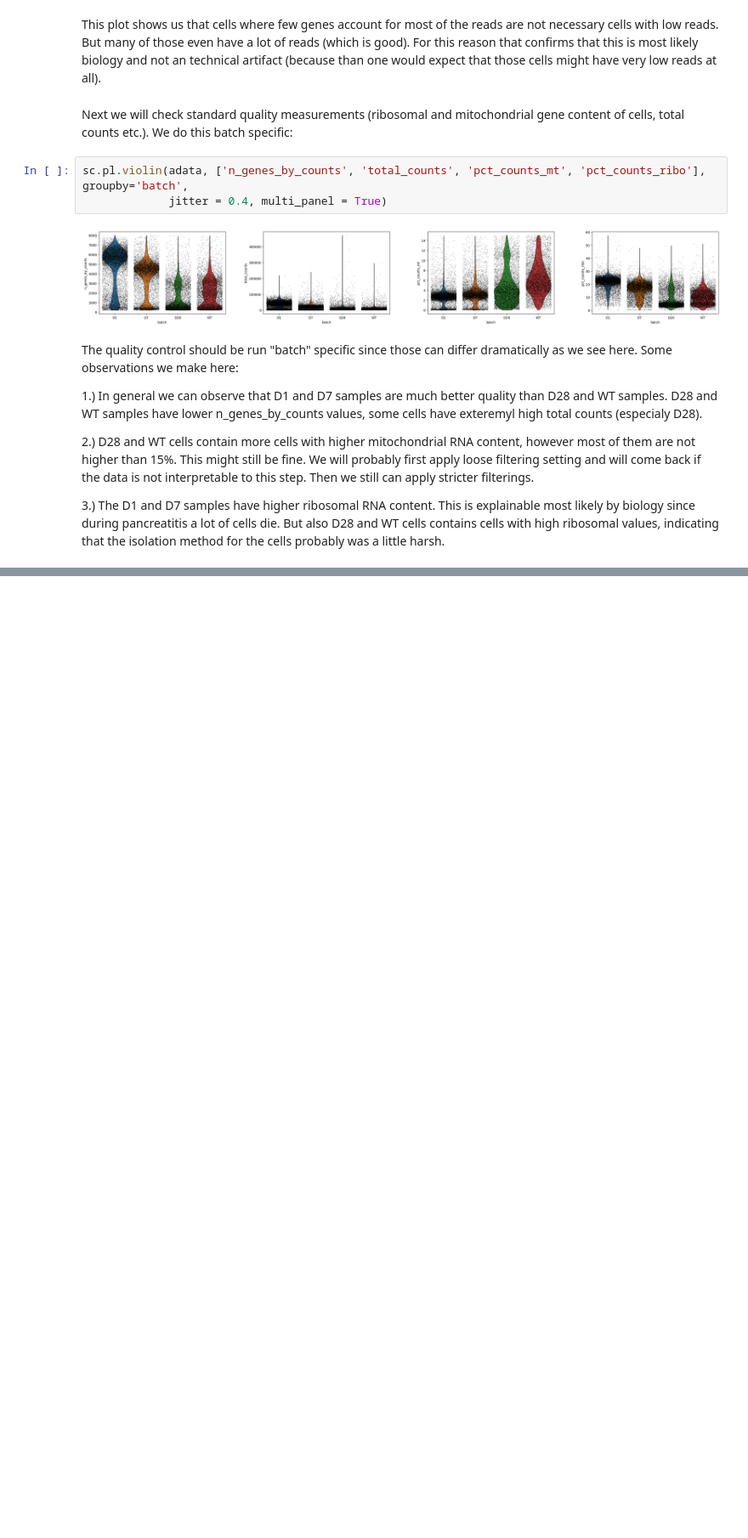
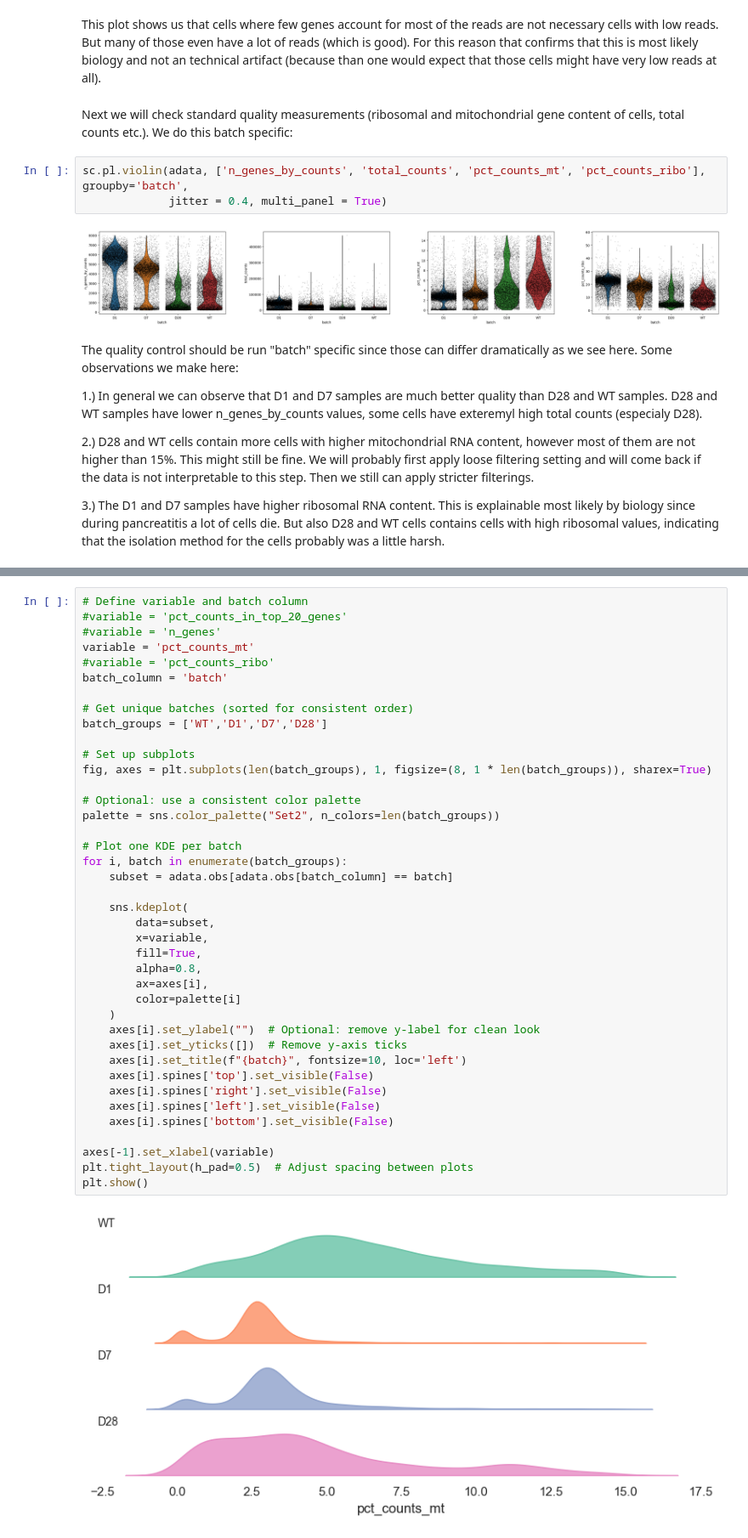
Before and after one commit to ThorstenCodes/scRNAseq-selfproject-pancreatitis, a Jupyter notebook: Pancreatitis_2025.ipynb, the cells around one changed output, grey strips where cells are left out. Shown: that part at 85% size. Drawn from its saved outputs; the diff is of its cells as text; blank space fills up the shorter version.

```diff
--- a/Pancreatitis_2025.ipynb
+++ b/Pancreatitis_2025.ipynb
@@ -126,0 +213,42 @@ The quality control should be run "batch" specific since those can differ dramat
+# %%
+# Define variable and batch column
+#variable = 'pct_counts_in_top_20_genes'
+#variable = 'n_genes'
+variable = 'pct_counts_mt'
+#variable = 'pct_counts_ribo'
+batch_column = 'batch'
+
+# Get unique batches (sorted for consistent order)
+batch_groups = ['WT','D1','D7','D28']
+
+# Set up subplots
+fig, axes = plt.subplots(len(batch_groups), 1, figsize=(8, 1 * len(batch_groups)), sharex=True)
+
+# Optional: use a consistent color palette
+palette = sns.color_palette("Set2", n_colors=len(batch_groups))
+
+# Plot one KDE per batch
+for i, batch in enumerate(batch_groups):
+    subset = adata.obs[adata.obs[batch_column] == batch]
+
+    sns.kdeplot(
+        data=subset,
+        x=variable,
+        fill=True,
+        alpha=0.8,
+        ax=axes[i],
+        color=palette[i]
+    )
+    axes[i].set_ylabel("")  # Optional: remove y-label for clean look
+    axes[i].set_yticks([])  # Remove y-axis ticks
+    axes[i].set_title(f"{batch}", fontsize=10, loc='left')
+    axes[i].spines['top'].set_visible(False)
+    axes[i].spines['right'].set_visible(False)
+    axes[i].spines['left'].set_visible(False)
+    axes[i].spines['bottom'].set_visible(False)
+
+axes[-1].set_xlabel(variable)
+plt.tight_layout(h_pad=0.5)  # Adjust spacing between plots
+plt.show()
+# %% [output]
+[figure, added]
```
Also changed, not shown: parts of 11 cells of this notebook.
